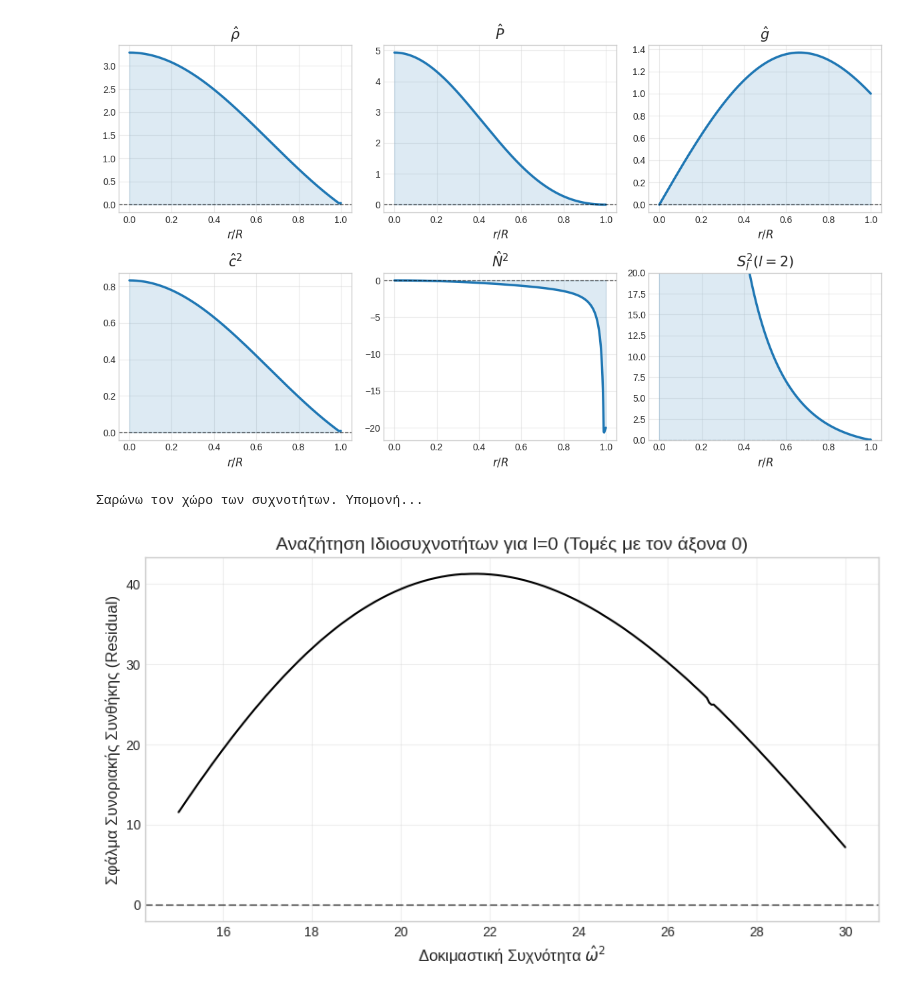
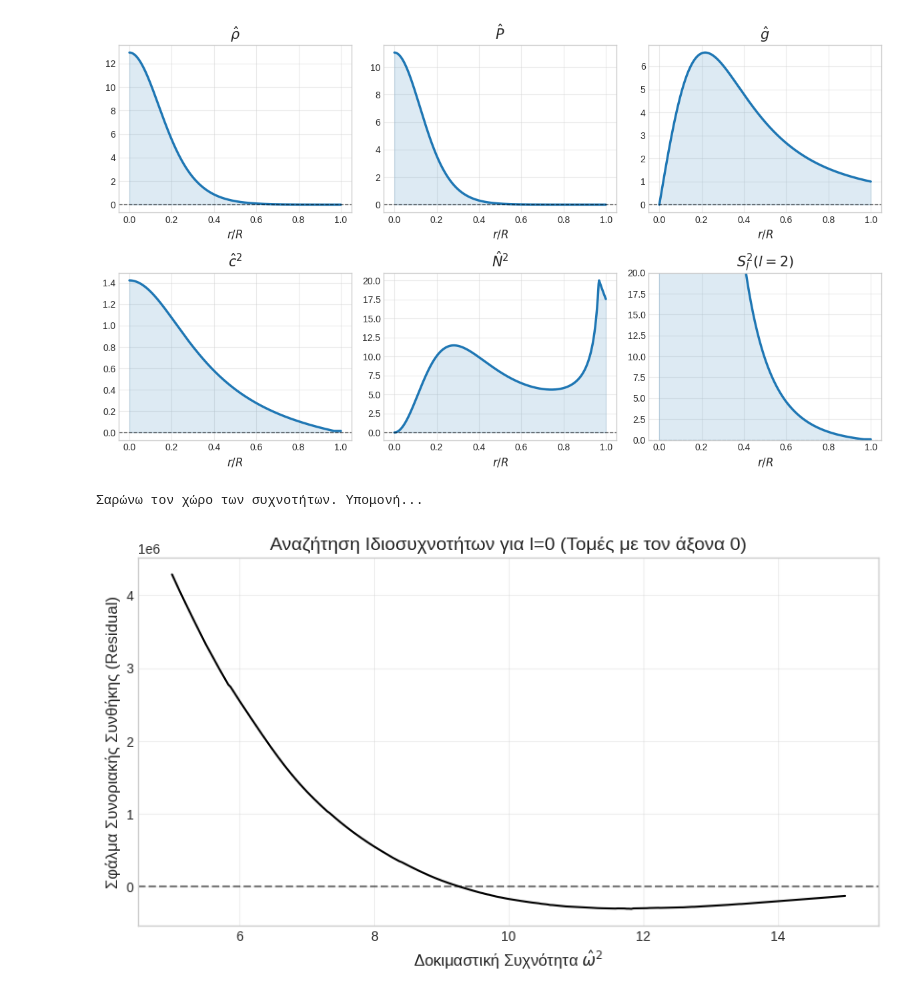
Before and after one commit to Vagge31/Stellar-Pulsations, a Jupyter notebook: lane-emden.ipynb, the cells around one changed output. Saved outputs shown, nothing was run; the diff lists cells and outputs as text; code cells hidden in the pictures.

```diff
--- a/lane-emden.ipynb
+++ b/lane-emden.ipynb
@@ -5,7 +12,7 @@ import matplotlib.pyplot as plt
 import numpy as np
 plt.style.use('seaborn-v0_8-whitegrid')
 # %%
-n = 1
+n = 3
 #rho_c = 1
 #P_c = 1
 
@@ -37,8 +44,8 @@ xi1 = sol.t_events[0][0] #Ακτίνα άστρου
 
 th_prime_xi1 = sol.y_events[0][0][1]
 
-rho_hat = (-xi1 * theta**n)/(3*th_prime_xi1) #Αδιάστατη πυκνότητα
-P_hat = theta**(n+1)/((n+1)*th_prime_xi1**2) #Αδιάστατη πίεση
+rho_hat = (-xi1 * theta**n) / (4 * np.pi * th_prime_xi1)
+P_hat = theta**(n+1) / (4 * np.pi * (n+1) * th_prime_xi1**2)
 g_hat = dtheta_dxi/th_prime_xi1 #Αδιάστατο g
 c2_hat = -gamma*theta/(xi1*(n+1)*th_prime_xi1) #Αδιάστατη ταχύτητα του ήχου
 
@@ -76,38 +83,38 @@ primary_color = '#1f77b4'
 for ax, (label, qty) in zip(axes.flatten(), quantities.items()):
     # 3. Πιο παχιά γραμμή
     ax.plot(x, qty, linewidth=2.5, color=primary_color)
 
     # 4. Ελαφριά ημιδιαφανής σκίαση (fill_between)
     ax.fill_between(x, qty, 0, color=primary_color, alpha=0.15)
 
     # Πιο διακριτική διακεκομμένη γραμμή στο 0
     ax.axhline(0, color='black', linestyle='--', linewidth=1, alpha=0.6)
 
     ax.set_xlabel(r'$r/R$')
     ax.set_title(label)
 
     # Διακριτικό πλέγμα
     ax.grid(True, alpha=0.4, linestyle='-')
 
     # 5. Στοχευμένο όριο y μόνο για το S_l^2 που απειρίζεται κοντά στο 0
     if label == r'$S_l^2 (l=2)$':
         ax.set_ylim(0, 20)
 
 # Διόρθωση του τίτλου (έλειπε η παρένθεση) και προσθήκη του γ
 # Το y=1.02 δίνει λίγο 'αέρα' ανάμεσα στον τίτλο και τα γραφήματα
 #plt.suptitle(rf'Background πολυτροπικού αστέρα ($n={n}$, $\gamma=5/3$)', fontsize=16, y=1.02)
 
 plt.tight_layout()
 plt.savefig('background.png', bbox_inches='tight')
 plt.show()
 
 np.savez("newtonian.npz",x=x,rho_hat=rho_hat,P_hat=P_hat)
 # %% [output]
-[figure, old version]
+[figure, new version]
 # %%
 # --- Scan για τις ρίζες ---
 l = 0
-omega2_scan = np.linspace(15,30, 300)
+omega2_scan = np.linspace(5,15, 300)
 residuals = []
 
 print("Σαρώνω τον χώρο των συχνοτήτων. Υπομονή...")
@@ -134,7 +141,7 @@ plt.savefig("scan.png")
 plt.show()
 # %% [output]
 Σαρώνω τον χώρο των συχνοτήτων. Υπομονή...
-[figure, old version]
+[figure, new version]
 # %%
 l = 2
 
```
Also changed, not shown: parts of 6 cells of this notebook, 31 other files.
